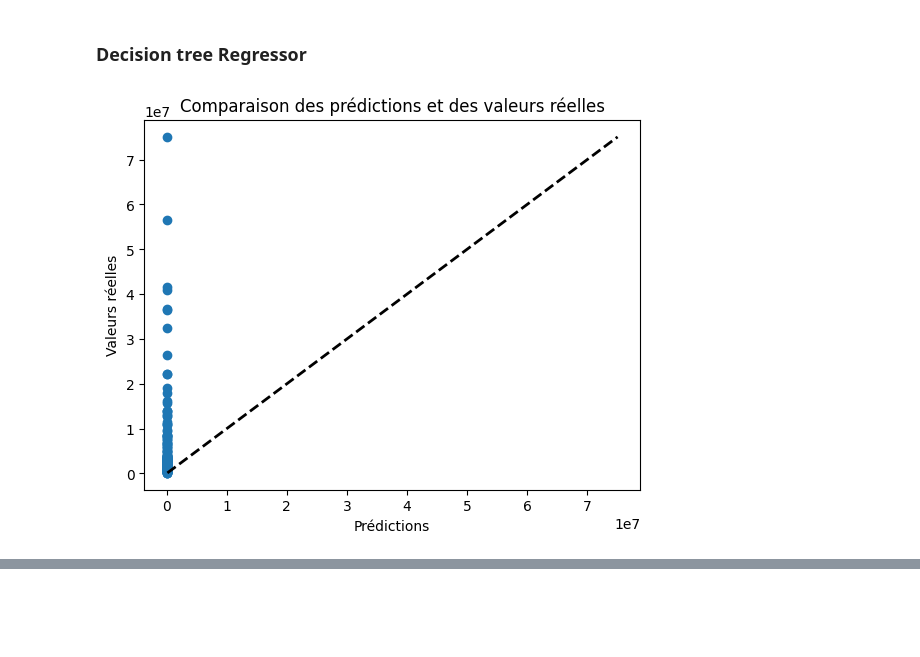
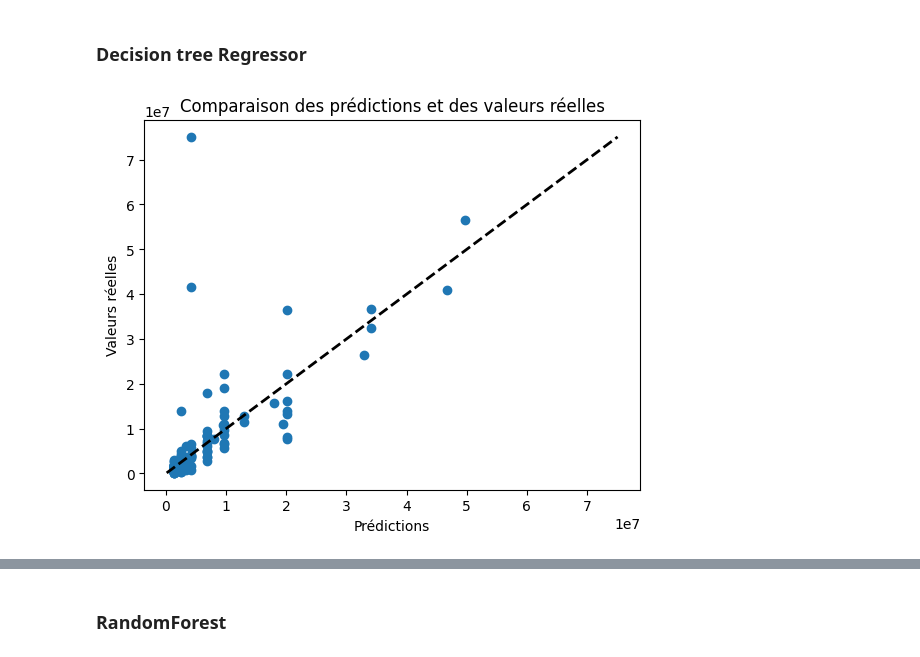
Before and after one commit to Cyr-dcx/LinearRegression-for-building-consumption, a Jupyter notebook: notebooks/exploration.ipynb, the cells around one changed output, grey strips where cells are left out. Cells and saved outputs as stored; diff of their text form; code cells hidden in the pictures; blank space fills up the shorter version.

```diff
--- a/notebooks/exploration.ipynb
+++ b/notebooks/exploration.ipynb
@@ -569,7 +552,7 @@ show_fetures_coef(grid_ridge_nrg, columns_enrg)
 # %% [markdown]
 ### Elastic Net
 # %%
-elnet = ElasticNet(max_iter=20000)
+elnet = ElasticNet(max_iter=20000,random_state=42)
 alpha_space = np.logspace(-5, 3, 15)   # Checking for alpha from .0001 to 1 and finding the best value for alpha
 l1_space = np.logspace(-3, 0, 15)
 parameters = {"alpha" : alpha_space,
@@ -580,7 +563,7 @@ grid_elnet_nrg = GridSearchCV(elnet,
                             n_jobs=-1,
                             scoring=scoring,
                             refit="r2")
-grid_elnet_nrg.fit(X_ghe_train, y_ghe_train)
+grid_elnet_nrg.fit(X_enrg_train, y_enrg_train)
 
 metrics_df = evaluate_prediction(label_1,X_enrg_test, y_enrg_test, metrics_df, grid_elnet_nrg)
 # %% [output]
@@ -630,0 +631,15 @@ metrics_df = evaluate_prediction(label_1,X_enrg_test, y_enrg_test, metrics_df, g
+# %%
+xgboost = xgboost.XGBRegressor(random_state=42)
+parameters = {'n_estimators': range(1000,1500,100),
+            'eta': [0.01,0.001,0.03,0.1,0.3],
+            'max_features': [0.3,0.5,0.75,1,"sqrt","log2"]}
+
+grid_xgboost_nrg = GridSearchCV(xgboost,
+                            param_grid=parameters,
+                            cv=5,
+                            n_jobs=-1,
+                            scoring=scoring,
+                            refit="r2")
+grid_xgboost_nrg.fit(X_enrg_train, y_enrg_train)
+
+metrics_df = evaluate_prediction(label_1,X_enrg_test, y_enrg_test, metrics_df, grid_xgboost_nrg)
@@ -630,0 +676,14 @@ metrics_df = evaluate_prediction(label_1,X_enrg_test, y_enrg_test, metrics_df, g
+# %%
+lightboost = LGBMRegressor(random_state=42)
+parameters = {'n_estimators': range(1000,1500,100),
+            'learning_rate': [0.01,0.001,0.03,0.1,0.3]}
+
+grid_lightboost_nrg = GridSearchCV(lightboost,
+                            param_grid=parameters,
+                            cv=5,
+                            n_jobs=-1,
+                            scoring=scoring,
+                            refit="r2")
+grid_lightboost_nrg.fit(X_enrg_train, y_enrg_train)
+
+metrics_df = evaluate_prediction(label_1,X_enrg_test, y_enrg_test, metrics_df, grid_lightboost_nrg)
@@ -634,8 +705,7 @@ metrics_df = evaluate_prediction(label_1,X_enrg_test, y_enrg_test, metrics_df, g
 ### Dummy Regression
 # %%
 dummy_regr = DummyRegressor()
-parameters = {"strategy" : ("mean","median")
-            }
+parameters = {"strategy" : ("mean","median")}
 grid_dummy_ghe = GridSearchCV(dummy_regr,
                             param_grid=parameters,
                             cv=5,
@@ -800,19 +890,19 @@ metrics_df = evaluate_prediction(label_2,X_ghe_test, y_ghe_test, metrics_df, gri
 # %% [markdown]
 ### Decision tree Regressor
 # %%
-dectree = DecisionTreeRegressor()
+dectree = DecisionTreeRegressor(random_state=42)
 parameters = {'min_samples_leaf': [1, 2, 3,4,5],
             'max_depth': range(5,10)}
 
 grid_dectree_ghe = GridSearchCV(dectree,
                             param_grid=parameters,
                             cv=5,
                             n_jobs=-1,
                             scoring=scoring,
                             refit="r2")
-grid_dectree_ghe.fit(X_enrg_train, y_enrg_train)
+grid_dectree_ghe.fit(X_ghe_train, y_ghe_train)
 
 metrics_df = evaluate_prediction(label_2,X_ghe_test, y_ghe_test, metrics_df, grid_dectree_ghe)
 # %% [output]
-[figure, old version]
+[figure, new version]
 |  | label | modèle | r2 | mae | rmse | mean_fit_time | best_params |
@@ -832,0 +924,2 @@ metrics_df = evaluate_prediction(label_2,X_ghe_test, y_ghe_test, metrics_df, gri
+# %% [markdown]
+### RandomForest
```
Also changed, not shown: parts of 33 cells of this notebook.
